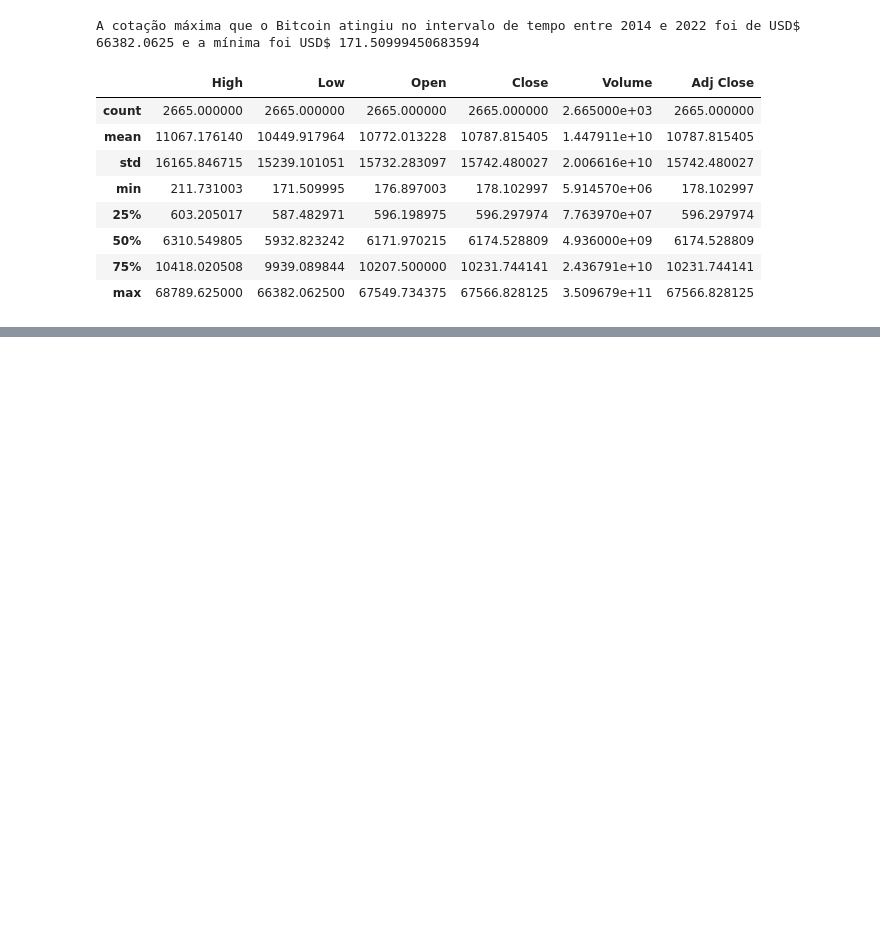
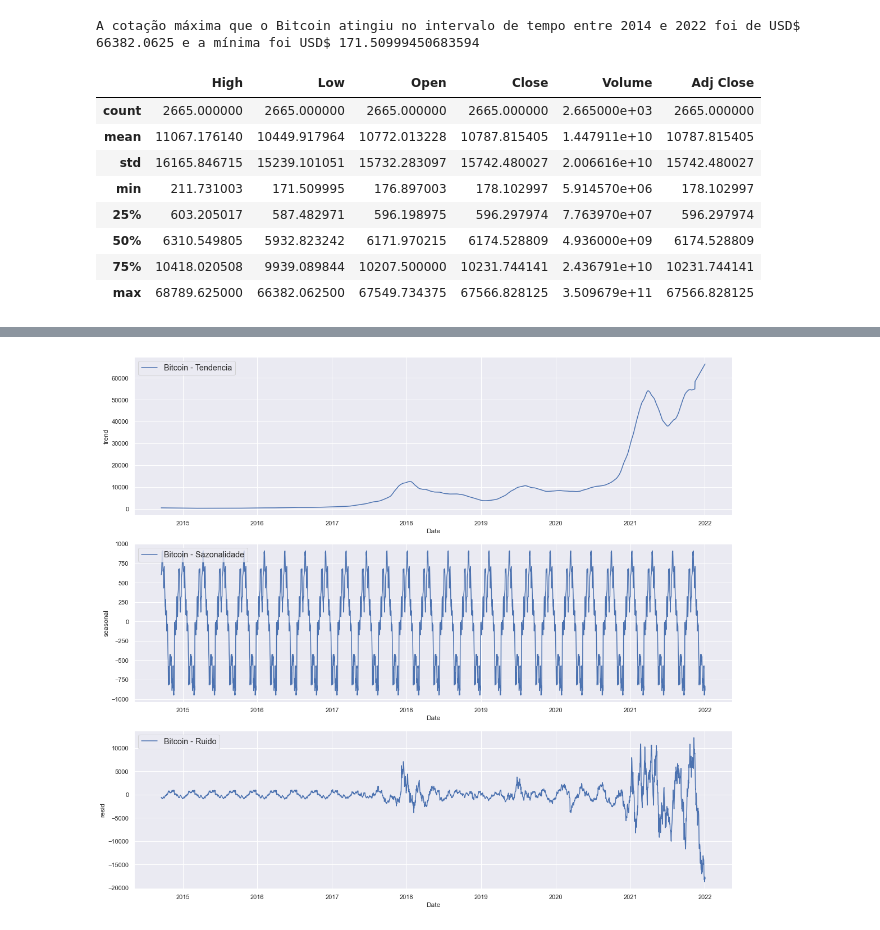
Before and after one commit to RodolfoGDS/Analise_tecnica_python, a Jupyter notebook: Analisando o Bitcoin.ipynb, the cells around one changed output, grey strips where cells are left out. Cells and saved outputs as stored; diff of their text form; code cells hidden in the pictures; blank space fills up the shorter version.

```diff
--- a/Analisando o Bitcoin.ipynb
+++ b/Analisando o Bitcoin.ipynb
@@ -134,3 +148,14 @@ A cotação máxima que o Bitcoin atingiu no intervalo de tempo entre 2014 e 202
 # %%
-# Calculando a tendencia do Bitcoin ao longo do tempo.
+#Decomposição da Série Temporal do Bitcoin.
+
+from statsmodels.tsa.seasonal import seasonal_decompose
+
+btc[['Adj Close']].info()
+
+
+# Modelo Aditivo
+decomposicao_btc_aditiva = seasonal_decompose(btc[['Adj Close']], model= 'additive', period=100, extrapolate_trend=100)
+
+# Modelo Multiplicativo
+decomposicao_btc_multip = seasonal_decompose(btc[['Adj Close']], model = 'multiplicative', period= 100, extrapolate_trend=100)
 # %% [output]
@@ -137,0 +209,31 @@ TypeError: Index(...) must be called with a collection of some kind, 'seasonal'
+# %%
+#Plotando gráfico de tendencia, sazonalidade e e ruido da série temporal do BTC.
+
+
+# Determinando o tamanho da figira e sua cor de fundo
+plt.figure(figsize=(16,14))
+sns.set(style='darkgrid')
+
+
+#Trend BTC
+plt.subplot(3,1,1)
+ax= sns.lineplot(data= decomposicao_btc_aditiva.trend)
+plt.legend(labels=['Bitcoin - Tendencia'], loc=2, fontsize='large')
+ax=ax
+
+
+#Sazonalidade BTC
+plt.subplot(3,1,2)
+ax = sns.lineplot(data=decomposicao_btc_aditiva.seasonal)
+plt.legend(labels=['Bitcoin - Sazonalidade'], loc=2, fontsize='large')
+ax=ax
+
+#Ruido BTC
+plt.subplot(3,1,3)
+ax= sns.lineplot(data = decomposicao_btc_aditiva.resid)
+plt.legend(labels=['Bitcoin - Ruido'], loc = 2, fontsize='large')
+ax=ax
+
+plt.tight_layout()
+# %% [output]
+[figure, added]
```
Also changed, not shown: parts of 4 cells of this notebook.
